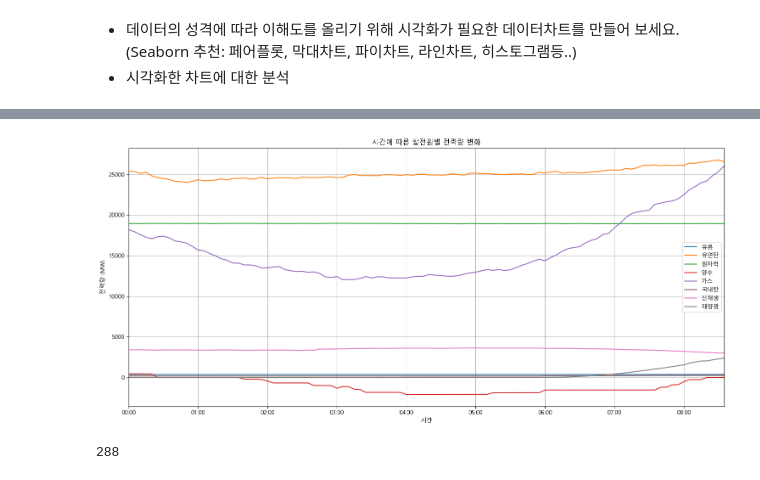
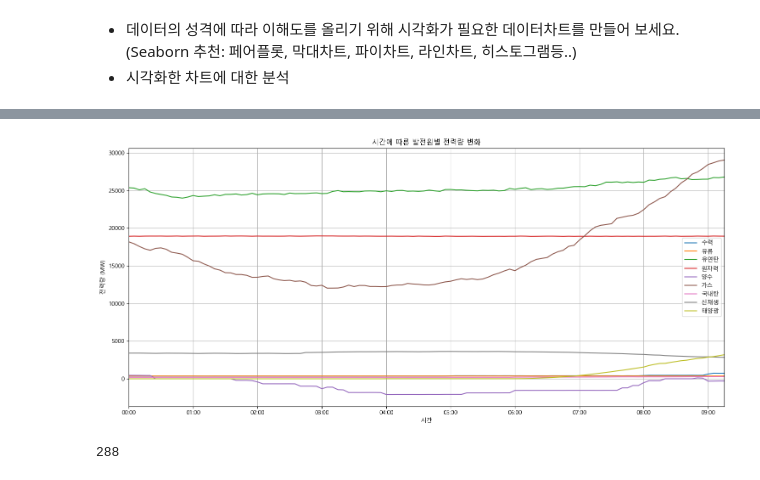
Before and after one commit to athene74/project240729, a Jupyter notebook: 발전원별 발전량의 탐색적분석(강명훈,남효정).ipynb, the cells around one changed output, grey strips where cells are left out. Saved outputs shown, nothing was run; the diff lists cells and outputs as text; code cells hidden in the pictures.

```diff
--- a/발전원별 발전량의 탐색적분석(강명훈,남효정).ipynb
+++ b/발전원별 발전량의 탐색적분석(강명훈,남효정).ipynb
@@ -86,5 +86,4 @@ df.head()
 | 4 | 2024-08-05 00:20:00 | 355.744 | 369.521 | 24804.9 | 18953.0 | 433.098 | 17073.0 | 186.301 | 3386.75 | 0.0 | ... |
 # %%
 df = df.sort_values(by='baseDatetime')
-df = df.set_index('시간') # 파이차트 용 인덱스
-# df.set_index('baseDatetime', inplace=True) #바 차트 용 인덱스
+pie_df = df.set_index('시간') # 파이차트 용 인덱스
@@ -90,0 +100,2 @@ df = df.set_index('시간') # 파이차트 용 인덱스
+# %%
+bar_df = df.set_index('baseDatetime') #바 차트 용 인덱스
@@ -139,26 +170,26 @@ round(df.describe(),2)
 # %%
 
 plt.figure(figsize=(15, 7))
 
-for column in df.columns[1:-2]:  # 'baseDatetime','합계','순서'를 제외한 열
-    plt.plot(df.index, df[column], label=column)
+for column in bar_df.columns[:-2]:  # 'baseDatetime','합계','순서'를 제외한 열
+    plt.plot(bar_df.index, bar_df[column], label=column)
 
 # X축 레이블 간소화
 plt.gca().xaxis.set_major_locator(mdates.HourLocator(interval=1))  # 한 시간마다 간격으로 표시
 plt.gca().xaxis.set_major_formatter(mdates.DateFormatter('%H:%M'))
 
 # X축 범위 설정
-plt.xlim(df.index.min(), df.index.max())
+plt.xlim(bar_df.index.min(), bar_df.index.max())
 
 plt.xlabel('시간')
 plt.ylabel('전력량 (MW)')
 plt.title('시간에 따른 발전원별 전력량 변화')
 plt.legend(loc='best')
 plt.grid(True)
 plt.tight_layout()
 plt.show()
 # %% [output]
-[figure, old version]
+[figure, new version]
 # %%
 print(len(df))
 # %% [output]
```
Also changed, not shown: parts of 9 cells of this notebook.
